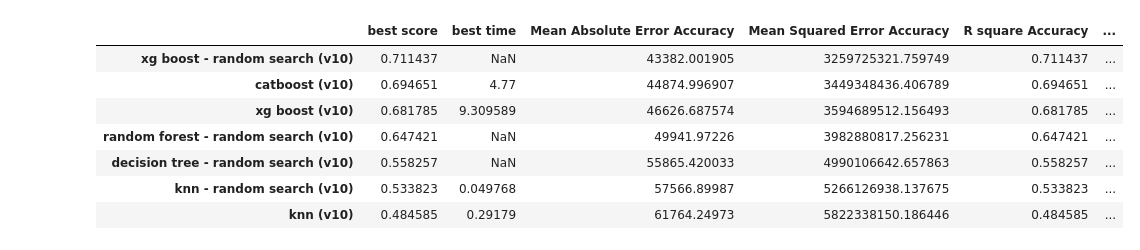
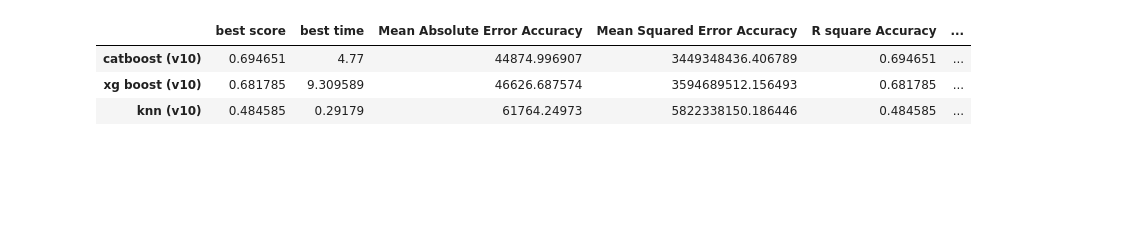
Before and after one commit to jayportfolio/capstone_streamlit, a Jupyter notebook: results/summary_benchmark_all.ipynb, the cells around one changed output. Drawn from its saved outputs; the diff is of its cells as text; code cells hidden in the pictures; blank space fills up the shorter version.

```diff
--- a/results/summary_benchmark_all.ipynb
+++ b/results/summary_benchmark_all.ipynb
@@ -1,27 +1,23 @@
 # %%
 import pandas as pd
 
 dff = pd.read_json('results.json')
 
-#version = 'all'
-version = '10'
+version = 'all'
+version = 'v10'
 
 if version == 'all':
     vNN_columns = dff.columns
 else:
     vNN_columns = [c for c in dff.columns if version in c]
 
 dataset_versions_df = dff[vNN_columns].T.sort_values("best score", ascending=False)
 dataset_versions_df_summary = dataset_versions_df[['best score', 'best time', 'Mean Absolute Error Accuracy', 'Mean Squared Error Accuracy', 'R square Accuracy', 'Root Mean Squared Error', 'best run date', 'best method', 'best is shared', "suboptimal"]]
 dataset_versions_df_summary
 # %% [output]
 |  | best score | best time | Mean Absolute Error Accuracy | Mean Squared Error Accuracy | R square Accuracy | ... |
-| xg boost - random search (v10) | 0.711437 | NaN | 43382.001905 | 3259725321.759749 | 0.711437 | ... |
 | catboost (v10) | 0.694651 | 4.77 | 44874.996907 | 3449348436.406789 | 0.694651 | ... |
 | xg boost (v10) | 0.681785 | 9.309589 | 46626.687574 | 3594689512.156493 | 0.681785 | ... |
-| random forest - random search (v10) | 0.647421 | NaN | 49941.97226 | 3982880817.256231 | 0.647421 | ... |
-| decision tree - random search (v10) | 0.558257 | NaN | 55865.420033 | 4990106642.657863 | 0.558257 | ... |
-| knn - random search (v10) | 0.533823 | 0.049768 | 57566.89987 | 5266126938.137675 | 0.533823 | ... |
 | knn (v10) | 0.484585 | 0.29179 | 61764.24973 | 5822338150.186446 | 0.484585 | ... |
 # %%
 dataset_versions_df
```
Also changed, not shown: parts of 3 cells of this notebook, 11 other files.
